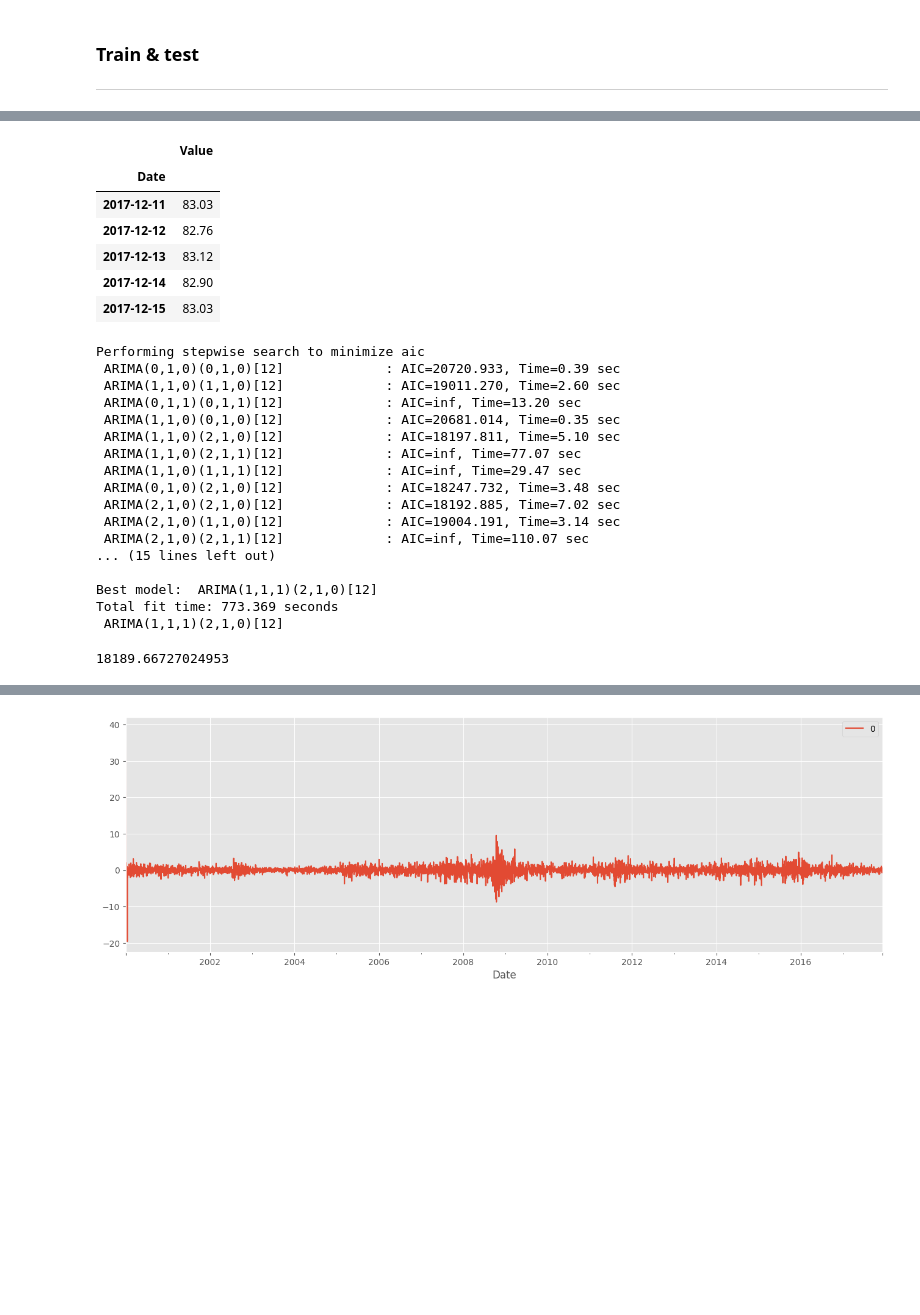
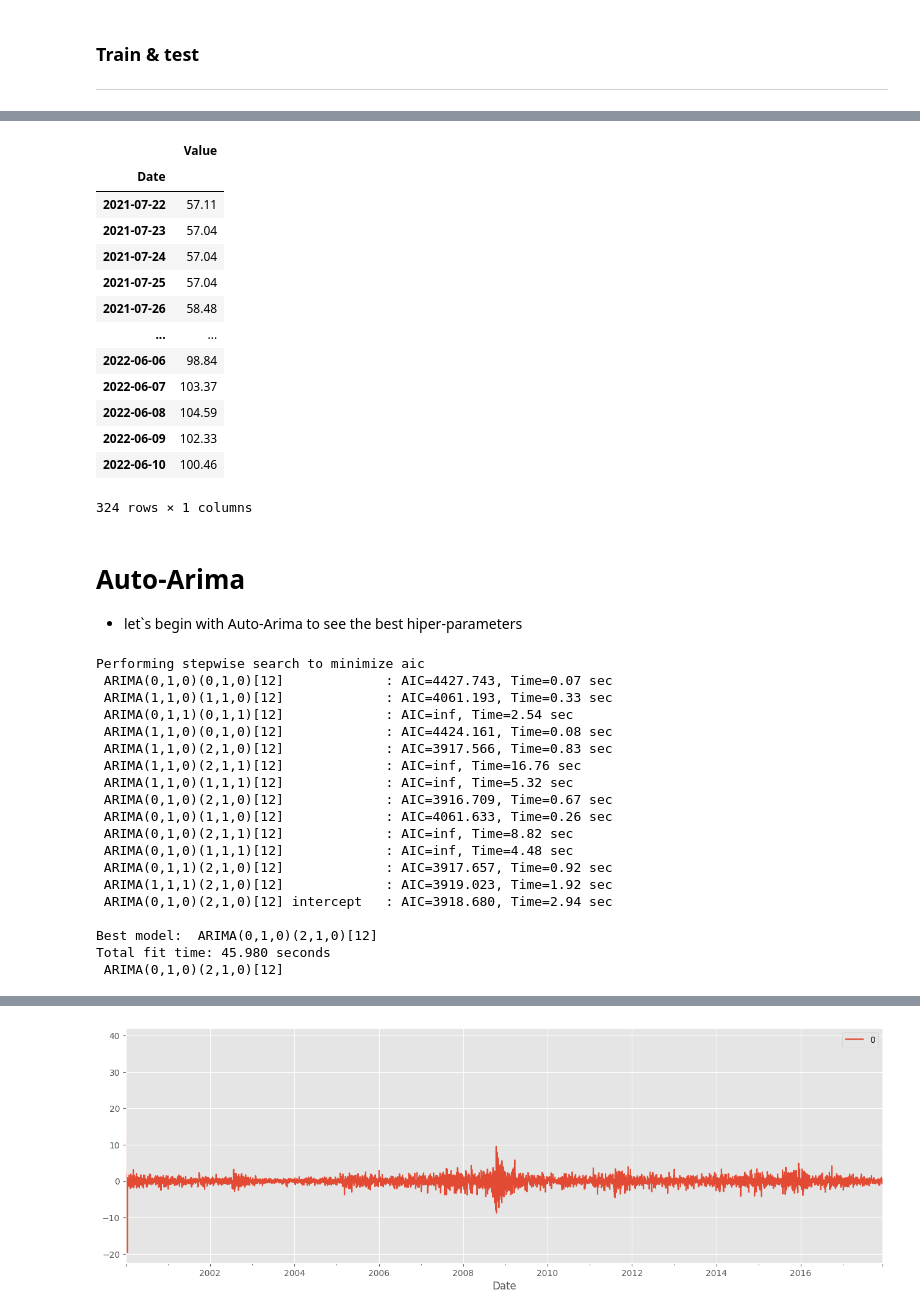
Before and after one commit to russiaonice/ML_ExxonMobile_Forecast, a Jupyter notebook: SARIMA_broken.ipynb, the cells around one changed output, grey strips where cells are left out. Cells and saved outputs as stored; diff of their text form; code cells hidden in the pictures; blank space fills up the shorter version.

```diff
--- a/SARIMA_broken.ipynb
+++ b/SARIMA_broken.ipynb
@@ -406 +294,5 @@ df_log_minus_moving_avg
+# %%
+start_date = pd.to_datetime('2018-01-01')  # Specify the start date of the 4-year period
+
+df = df.loc[df.index >= start_date]
 # %%
@@ -447,3 +313,3 @@ df.head()
 # %%
-train_data = df[:6552]
-test_data = df[6552:]
+train_data =df[:len(df)-324]
+test_data =df[len(df)-324:]
@@ -450,10 +333,17 @@ test_data = df[6552:]
 # %%
-test_data.head()
+test_data
 # %% [output]
 |  | Value |
 | Date |  |
-| 2017-12-11 | 83.03 |
-| 2017-12-12 | 82.76 |
-| 2017-12-13 | 83.12 |
-| 2017-12-14 | 82.90 |
-| 2017-12-15 | 83.03 |
+| 2021-07-22 | 57.11 |
+| 2021-07-23 | 57.04 |
+| 2021-07-24 | 57.04 |
+| 2021-07-25 | 57.04 |
+| 2021-07-26 | 58.48 |
+| ... | ... |
+| 2022-06-06 | 98.84 |
+| 2022-06-07 | 103.37 |
+| 2022-06-08 | 104.59 |
+| 2022-06-09 | 102.33 |
+| 2022-06-10 | 100.46 |
+324 rows × 1 columns
@@ -462,3 +350,6 @@ from pmdarima import auto_arima
+# %% [markdown]
+# Auto-Arima #
+- let`s begin with Auto-Arima to see the best hiper-parameters
 # %%
 modelo_auto=auto_arima(train_data,start_p=0,d=1,start_q=0,
           max_p=4,max_d=2,max_q=4, start_P=0,
@@ -470,23 +361,21 @@ modelo_auto=auto_arima(train_data,start_p=0,d=1,start_q=0,
 print(modelo_auto)
 # %% [output]
 Performing stepwise search to minimize aic
- ARIMA(0,1,0)(0,1,0)[12]             : AIC=20720.933, Time=0.39 sec
- ARIMA(1,1,0)(1,1,0)[12]             : AIC=19011.270, Time=2.60 sec
- ARIMA(0,1,1)(0,1,1)[12]             : AIC=inf, Time=13.20 sec
- ARIMA(1,1,0)(0,1,0)[12]             : AIC=20681.014, Time=0.35 sec
- ARIMA(1,1,0)(2,1,0)[12]             : AIC=18197.811, Time=5.10 sec
- ARIMA(1,1,0)(2,1,1)[12]             : AIC=inf, Time=77.07 sec
- ARIMA(1,1,0)(1,1,1)[12]             : AIC=inf, Time=29.47 sec
- ARIMA(0,1,0)(2,1,0)[12]             : AIC=18247.732, Time=3.48 sec
- ARIMA(2,1,0)(2,1,0)[12]             : AIC=18192.885, Time=7.02 sec
- ARIMA(2,1,0)(1,1,0)[12]             : AIC=19004.191, Time=3.14 sec
- ARIMA(2,1,0)(2,1,1)[12]             : AIC=inf, Time=110.07 sec
-... (15 lines left out)
+ ARIMA(0,1,0)(0,1,0)[12]             : AIC=4427.743, Time=0.07 sec
+ ARIMA(1,1,0)(1,1,0)[12]             : AIC=4061.193, Time=0.33 sec
+ ARIMA(0,1,1)(0,1,1)[12]             : AIC=inf, Time=2.54 sec
+ ARIMA(1,1,0)(0,1,0)[12]             : AIC=4424.161, Time=0.08 sec
+ ARIMA(1,1,0)(2,1,0)[12]             : AIC=3917.566, Time=0.83 sec
+ ARIMA(1,1,0)(2,1,1)[12]             : AIC=inf, Time=16.76 sec
+ ARIMA(1,1,0)(1,1,1)[12]             : AIC=inf, Time=5.32 sec
+ ARIMA(0,1,0)(2,1,0)[12]             : AIC=3916.709, Time=0.67 sec
+ ARIMA(0,1,0)(1,1,0)[12]             : AIC=4061.633, Time=0.26 sec
+ ARIMA(0,1,0)(2,1,1)[12]             : AIC=inf, Time=8.82 sec
+ ARIMA(0,1,0)(1,1,1)[12]             : AIC=inf, Time=4.48 sec
+ ARIMA(0,1,1)(2,1,0)[12]             : AIC=3917.657, Time=0.92 sec
+ ARIMA(1,1,1)(2,1,0)[12]             : AIC=3919.023, Time=1.92 sec
+ ARIMA(0,1,0)(2,1,0)[12] intercept   : AIC=3918.680, Time=2.94 sec
 
-Best model:  ARIMA(1,1,1)(2,1,0)[12]
-Total fit time: 773.369 seconds
- ARIMA(1,1,1)(2,1,0)[12]
+Best model:  ARIMA(0,1,0)(2,1,0)[12]
+Total fit time: 45.980 seconds
+ ARIMA(0,1,0)(2,1,0)[12]
-# %%
-print(modelo_auto.aic())
-# %% [output]
-18189.66727024953
```
Also changed, not shown: parts of 30 cells of this notebook, 1 other file.
